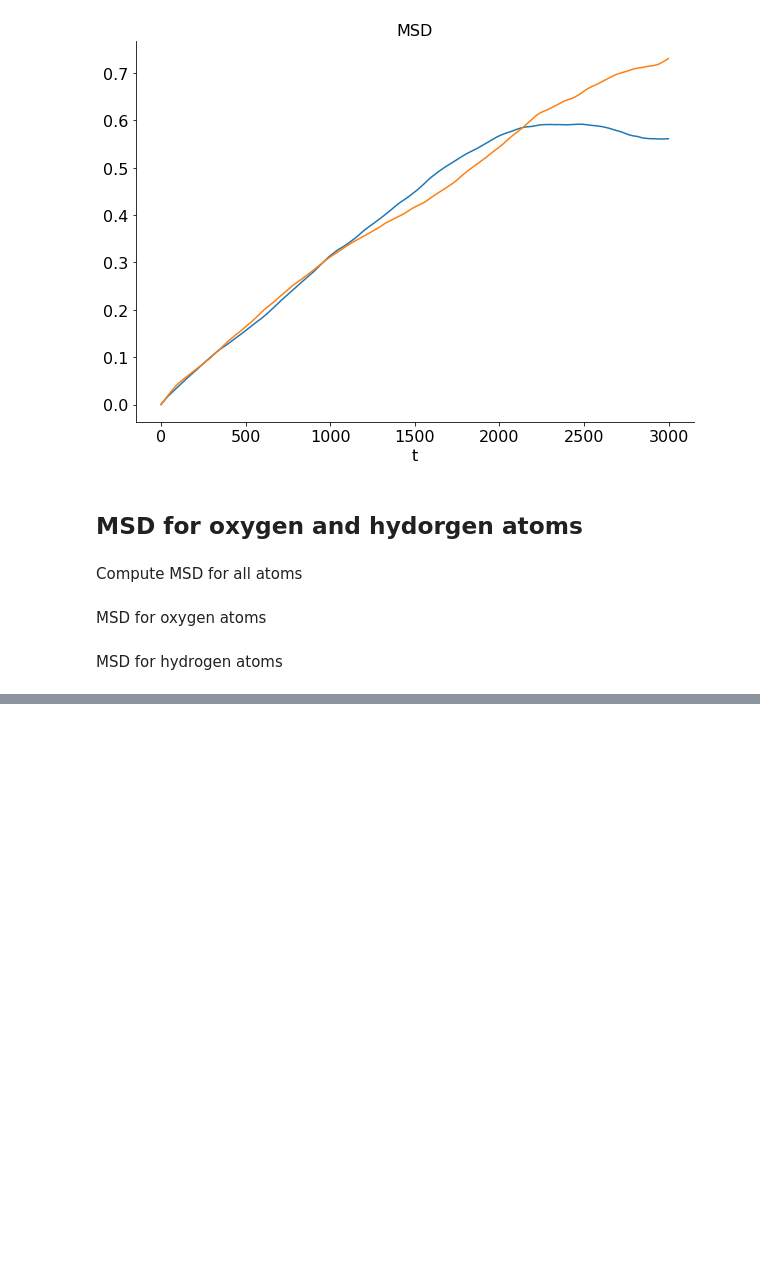
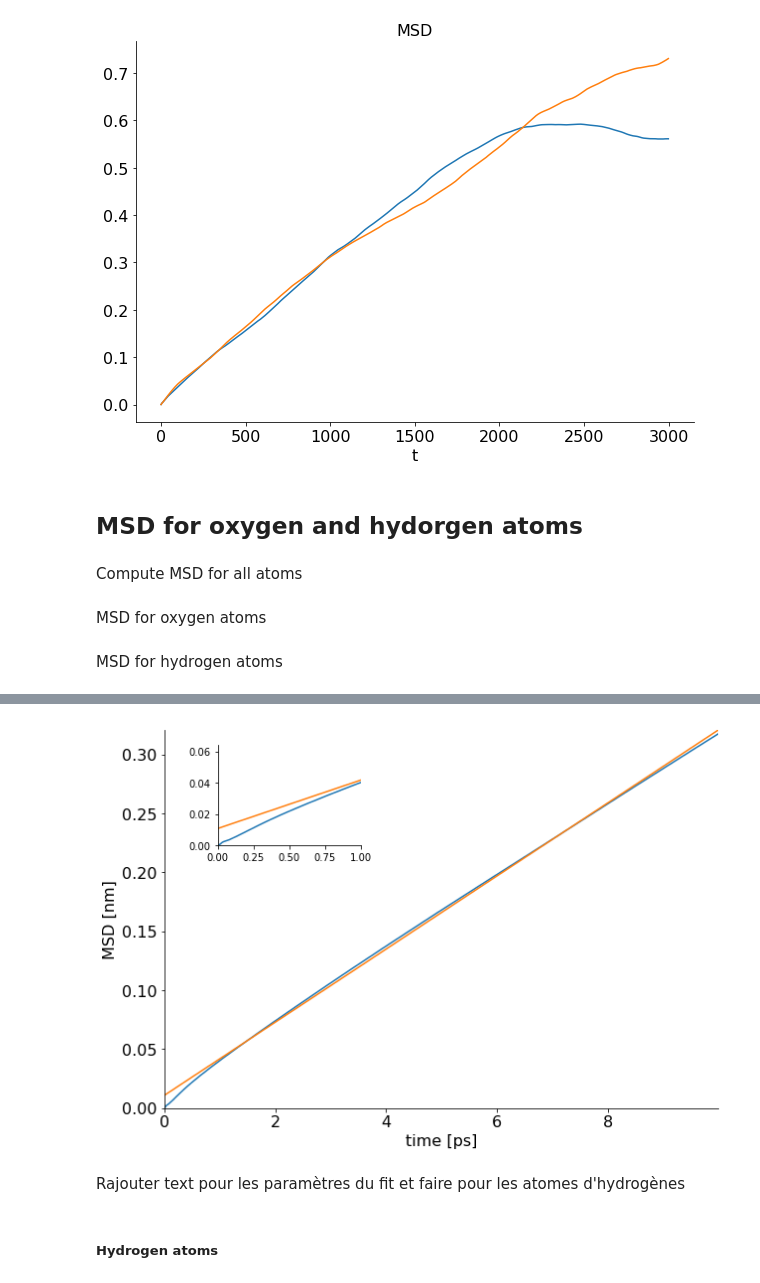
Before and after one commit to gchevrot/WebNmoldyn, a Jupyter notebook: msd.ipynb, the cells around one changed output, grey strips where cells are left out. Cells and saved outputs as stored; diff of their text form; code cells hidden in the pictures; blank space fills up the shorter version.

```diff
--- a/msd.ipynb
+++ b/msd.ipynb
@@ -133,0 +161,9 @@ finir et envoyer à Melek
+# %%
+#plot msd for oxygen atoms and fit
+plot_msd(np.vstack((time, msd_O_av)), np.vstack((time, fit[0]*time+fit[1])), percentage=0.1, fit=True)
+# %% [output]
+[figure, added]
+# %% [markdown]
+Rajouter text pour les paramètres du fit et faire pour les atomes d'hydrogènes
+# %% [markdown]
+##### Hydrogen atoms
```
Also changed, not shown: parts of 18 cells of this notebook, 1 other file.
